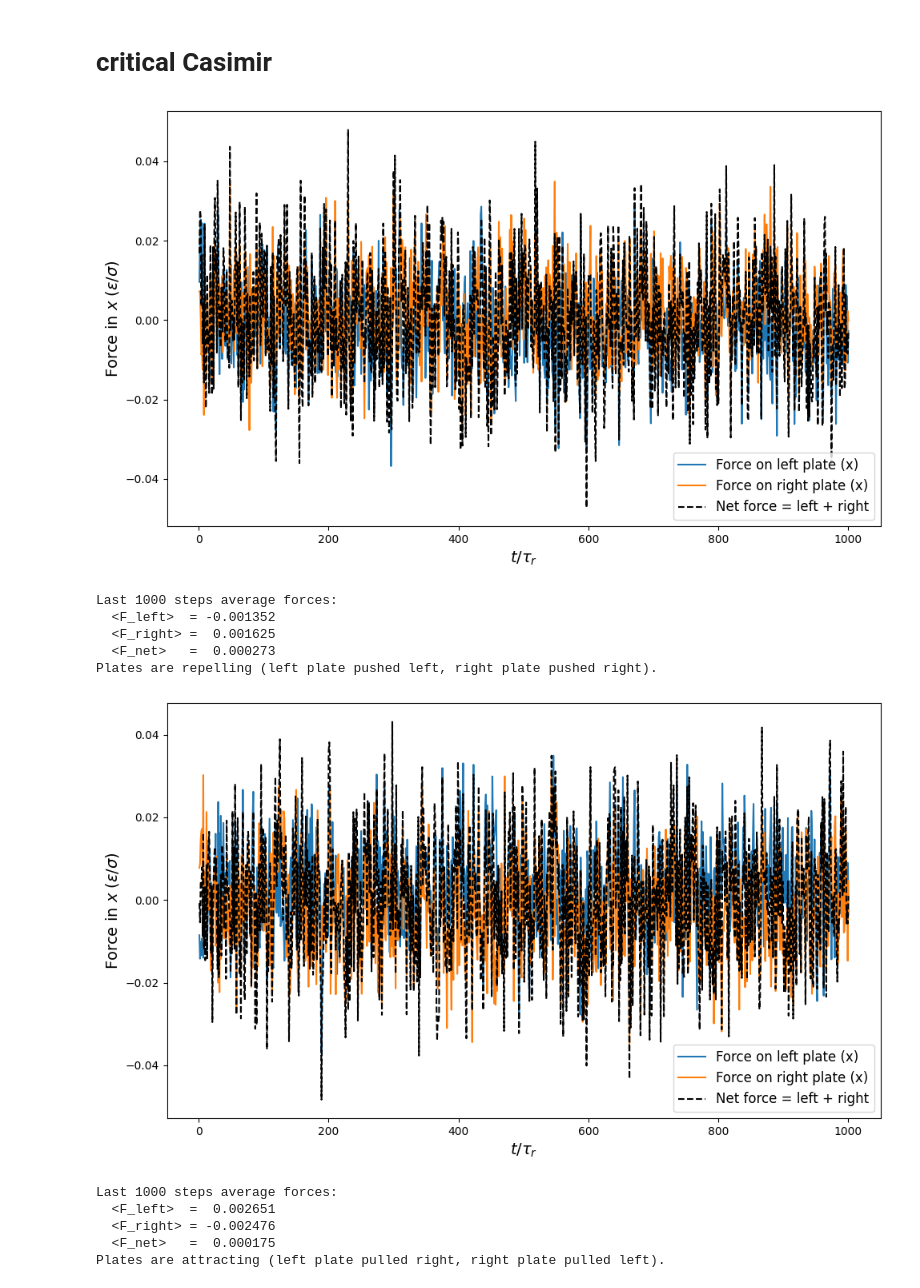
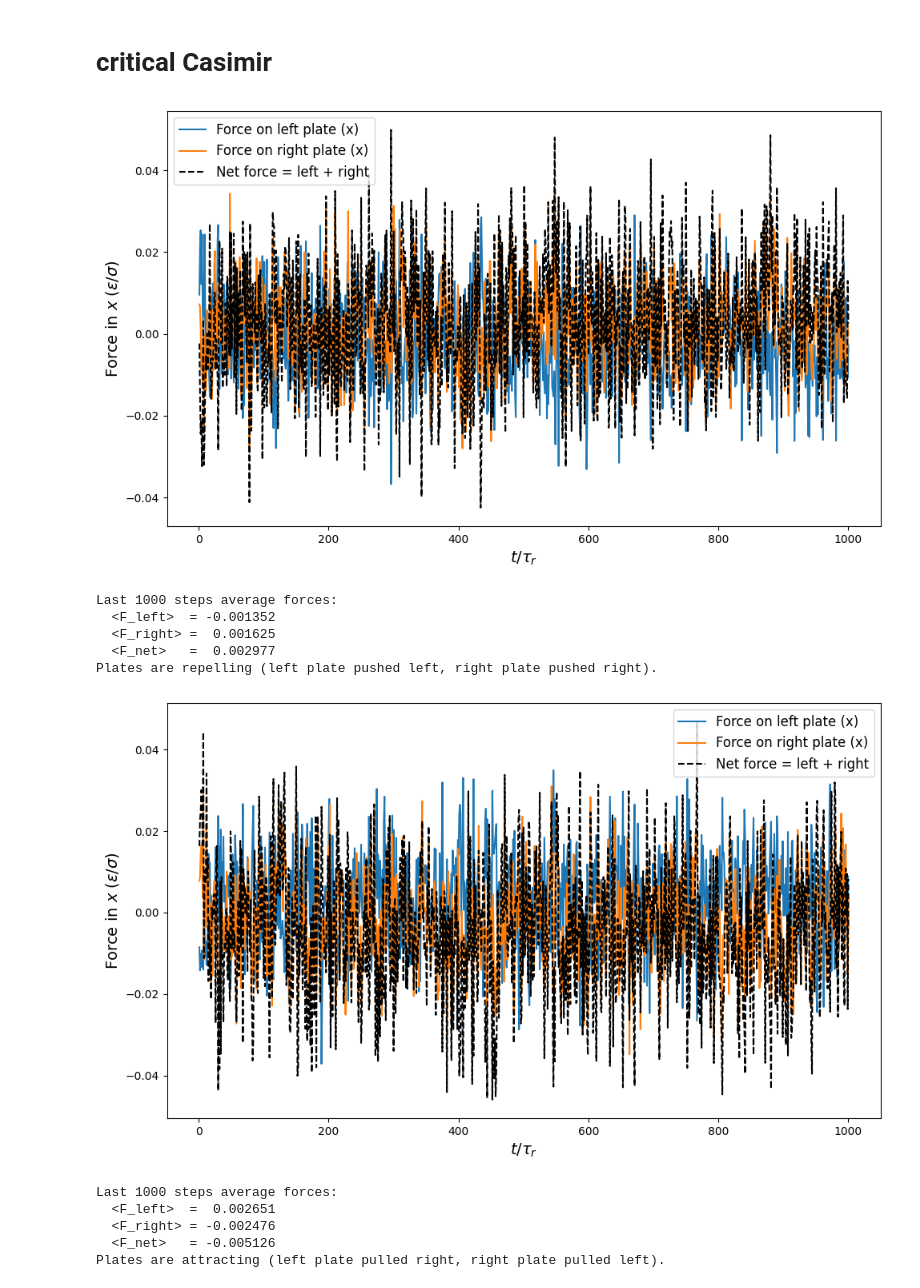
Before and after one commit to sohyuniverse/active-drying, a Jupyter notebook: models/analysis.ipynb, the cells around one changed output. Saved outputs shown, nothing was run; the diff lists cells and outputs as text; code cells hidden in the pictures.

Commit message:
Casimir - symmetry observed

```diff
--- a/models/analysis.ipynb
+++ b/models/analysis.ipynb
@@ -721,7 +721,7 @@ def plot_forces(logfile):
     fRightX = data[:, 6]
 
     # Net force on plates:
-    fNet = fLeftX + fRightX
+    fNet = fRightX - fLeftX
 
     # Plot all forces vs. time
     plt.figure(figsize=(10, 6))
@@ -756,20 +756,20 @@ def plot_forces(logfile):
     else:
         print("No clear sign-based attraction/repulsion pattern (or more complicated scenario).")
 # %%
-plot_forces("/Volumes/Samsung_T5/dumps/slurm-11358097.out")
+plot_forces("/Volumes/Samsung_T5/dumps/casimir.3d/casimir.3d.250119.2154.eps.100.d.10.slurm-11358097.out")
 # %% [output]
-[figure, old version]
+[figure, new version]
 Last 1000 steps average forces:
   <F_left>  = -0.001352
   <F_right> =  0.001625
-  <F_net>   =  0.000273
+  <F_net>   =  0.002977
 Plates are repelling (left plate pushed left, right plate pushed right).
 # %%
-plot_forces("/Volumes/Samsung_T5/dumps/slurm-11363432.out")
+plot_forces("/Volumes/Samsung_T5/dumps/casimir.3d/casimir.3d.250120.0306.eps.100.d.20.slurm-11363432.out")
 # %% [output]
-[figure, old version]
+[figure, new version]
 Last 1000 steps average forces:
   <F_left>  =  0.002651
   <F_right> = -0.002476
-  <F_net>   =  0.000175
+  <F_net>   = -0.005126
 Plates are attracting (left plate pulled right, right plate pulled left).
```
Also changed, not shown: parts of 2 cells of this notebook.
